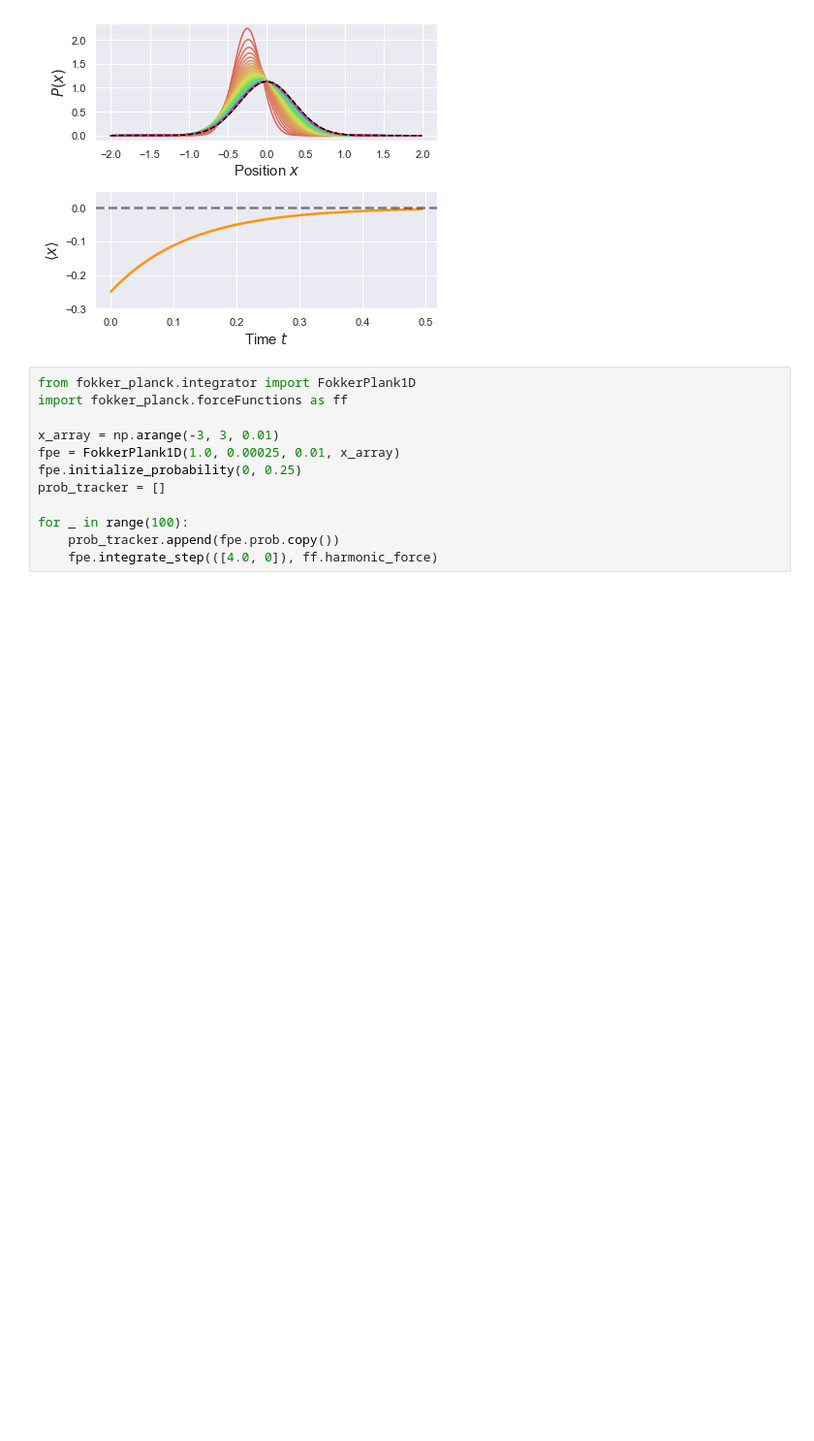
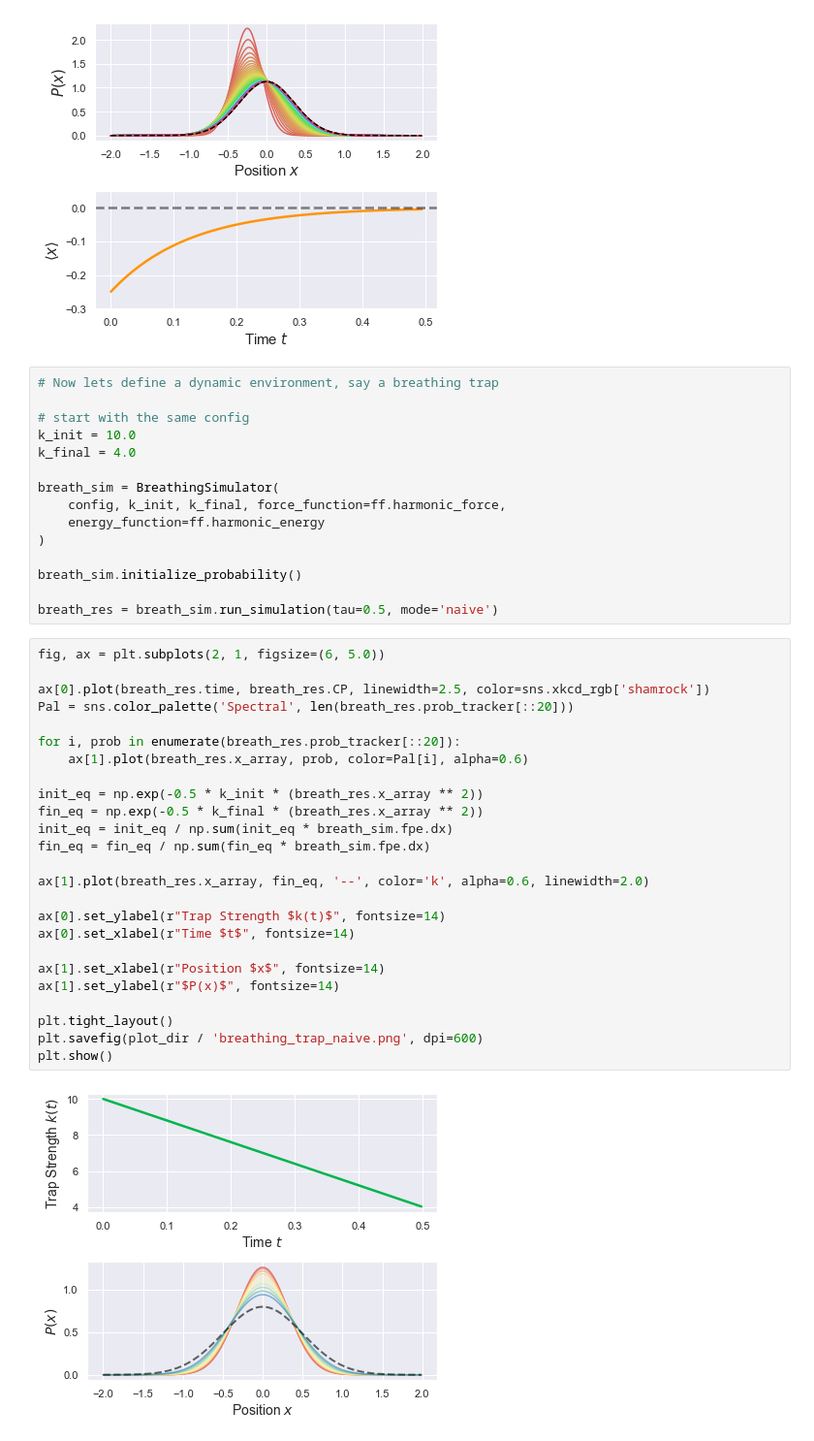
Before and after one commit to StevenJLarge/FokkerPlanck, a Jupyter notebook: notebooks/tutorials/01-simulator.ipynb, the cells around one changed output. Shown at 97% size. Cells and saved outputs as stored; diff of their text form; blank space fills up the shorter version.

Commit message:
updated notebooks for new simulator tutorial

```diff
--- a/notebooks/tutorials/01-simulator.ipynb
+++ b/notebooks/tutorials/01-simulator.ipynb
@@ -87,15 +91,45 @@ plt.savefig(plot_dir / 'relaxation_harmonic_sim_ex.png', dpi=600)
 plt.show()
 # %% [output]
 [figure]
-# %%
-from fokker_planck.integrator import FokkerPlank1D
-import fokker_planck.forceFunctions as ff
-
-x_array = np.arange(-3, 3, 0.01)
-fpe = FokkerPlank1D(1.0, 0.00025, 0.01, x_array)
-fpe.initialize_probability(0, 0.25)
-prob_tracker = []
-
-for _ in range(100):
-    prob_tracker.append(fpe.prob.copy())
-    fpe.integrate_step(([4.0, 0]), ff.harmonic_force)
+# %%
+# Now lets define a dynamic environment, say a breathing trap
+
+# start with the same config
+k_init = 10.0
+k_final = 4.0
+
+breath_sim = BreathingSimulator(
+    config, k_init, k_final, force_function=ff.harmonic_force,
+    energy_function=ff.harmonic_energy
+)
+
+breath_sim.initialize_probability()
+
+breath_res = breath_sim.run_simulation(tau=0.5, mode='naive')
+# %%
+fig, ax = plt.subplots(2, 1, figsize=(6, 5.0))
+
+ax[0].plot(breath_res.time, breath_res.CP, linewidth=2.5, color=sns.xkcd_rgb['shamrock'])
+Pal = sns.color_palette('Spectral', len(breath_res.prob_tracker[::20]))
+
+for i, prob in enumerate(breath_res.prob_tracker[::20]):
+    ax[1].plot(breath_res.x_array, prob, color=Pal[i], alpha=0.6)
+
+init_eq = np.exp(-0.5 * k_init * (breath_res.x_array ** 2))
+fin_eq = np.exp(-0.5 * k_final * (breath_res.x_array ** 2))
+init_eq = init_eq / np.sum(init_eq * breath_sim.fpe.dx)
+fin_eq = fin_eq / np.sum(fin_eq * breath_sim.fpe.dx)
+
+ax[1].plot(breath_res.x_array, fin_eq, '--', color='k', alpha=0.6, linewidth=2.0)
+
+ax[0].set_ylabel(r"Trap Strength $k(t)$", fontsize=14)
+ax[0].set_xlabel(r"Time $t$", fontsize=14)
+
+ax[1].set_xlabel(r"Position $x$", fontsize=14)
+ax[1].set_ylabel(r"$P(x)$", fontsize=14)
+
+plt.tight_layout()
+plt.savefig(plot_dir / 'breathing_trap_naive.png', dpi=600)
+plt.show()
+# %% [output]
+[figure, added]
```
Also changed, not shown: parts of 7 cells of this notebook, 4 other files.
